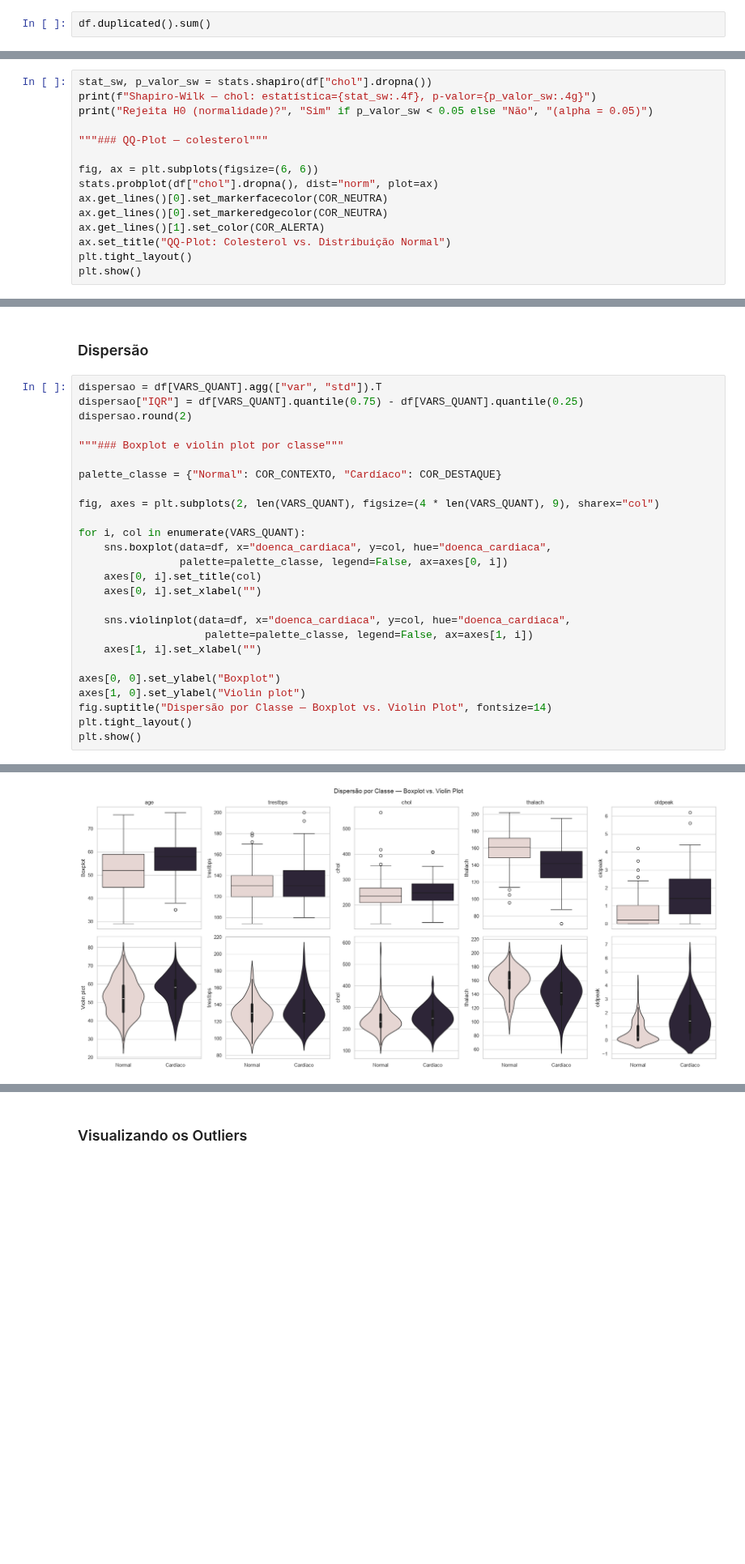
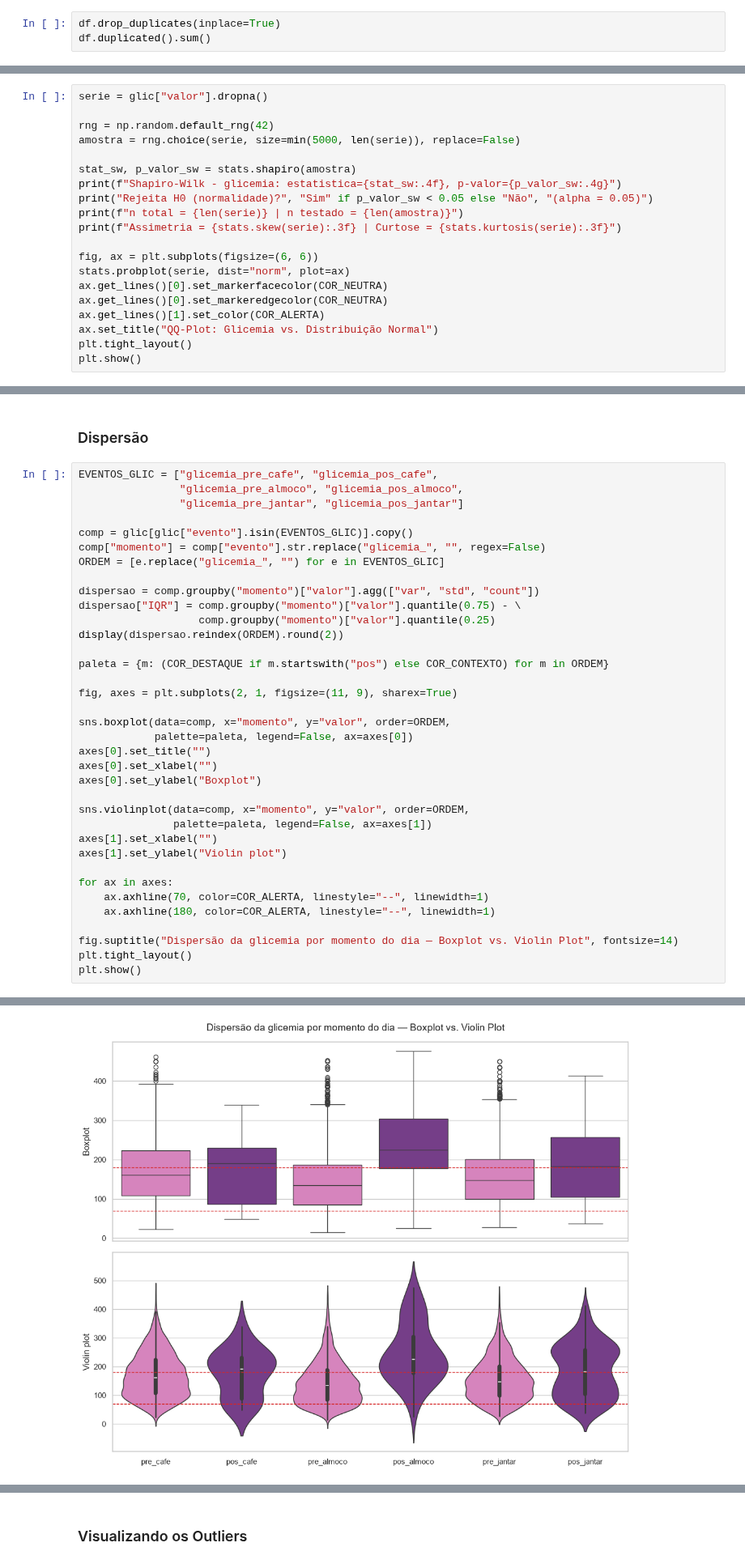
Before and after one commit to Mateus-Ribeir0/projeto-avd, a Jupyter notebook: notebooks/eda-com-downloads.ipynb, the cells around one changed output, grey strips where cells are left out. Shown at 81% size. Cells and saved outputs as stored; diff of their text form; blank space fills up the shorter version.

```diff
--- a/notebooks/eda-com-downloads.ipynb
+++ b/notebooks/eda-com-downloads.ipynb
@@ -101,6 +166,7 @@ df.describe()
 # %% [markdown]
 ### Duplicadas
 # %%
+df.drop_duplicates(inplace=True)
 df.duplicated().sum()
 # %% [output]
 np.int64(0)
@@ -281,16 +517,21 @@ O **Shapiro-Wilk** como o teste de aderência mais usado pra normalidade, junto
 # %%
-stat_sw, p_valor_sw = stats.shapiro(df["chol"].dropna())
-print(f"Shapiro-Wilk — chol: estatística={stat_sw:.4f}, p-valor={p_valor_sw:.4g}")
+serie = glic["valor"].dropna()
+
+rng = np.random.default_rng(42)
+amostra = rng.choice(serie, size=min(5000, len(serie)), replace=False)
+
+stat_sw, p_valor_sw = stats.shapiro(amostra)
+print(f"Shapiro-Wilk - glicemia: estatistica={stat_sw:.4f}, p-valor={p_valor_sw:.4g}")
 print("Rejeita H0 (normalidade)?", "Sim" if p_valor_sw < 0.05 else "Não", "(alpha = 0.05)")
-
-"""### QQ-Plot — colesterol"""
+print(f"n total = {len(serie)} | n testado = {len(amostra)}")
+print(f"Assimetria = {stats.skew(serie):.3f} | Curtose = {stats.kurtosis(serie):.3f}")
 
 fig, ax = plt.subplots(figsize=(6, 6))
-stats.probplot(df["chol"].dropna(), dist="norm", plot=ax)
+stats.probplot(serie, dist="norm", plot=ax)
 ax.get_lines()[0].set_markerfacecolor(COR_NEUTRA)
 ax.get_lines()[0].set_markeredgecolor(COR_NEUTRA)
 ax.get_lines()[1].set_color(COR_ALERTA)
-ax.set_title("QQ-Plot: Colesterol vs. Distribuição Normal")
+ax.set_title("QQ-Plot: Glicemia vs. Distribuição Normal")
 plt.tight_layout()
 plt.show()
 # %% [output]
@@ -358,29 +645,39 @@ plt.show()
 # %% [markdown]
 ### Dispersão
 # %%
-dispersao = df[VARS_QUANT].agg(["var", "std"]).T
-dispersao["IQR"] = df[VARS_QUANT].quantile(0.75) - df[VARS_QUANT].quantile(0.25)
-dispersao.round(2)
+EVENTOS_GLIC = ["glicemia_pre_cafe", "glicemia_pos_cafe",
+                "glicemia_pre_almoco", "glicemia_pos_almoco",
+                "glicemia_pre_jantar", "glicemia_pos_jantar"]
 
-"""### Boxplot e violin plot por classe"""
+comp = glic[glic["evento"].isin(EVENTOS_GLIC)].copy()
+comp["momento"] = comp["evento"].str.replace("glicemia_", "", regex=False)
+ORDEM = [e.replace("glicemia_", "") for e in EVENTOS_GLIC]
 
-palette_classe = {"Normal": COR_CONTEXTO, "Cardíaco": COR_DESTAQUE}
+dispersao = comp.groupby("momento")["valor"].agg(["var", "std", "count"])
+dispersao["IQR"] = comp.groupby("momento")["valor"].quantile(0.75) - \
+                   comp.groupby("momento")["valor"].quantile(0.25)
+display(dispersao.reindex(ORDEM).round(2))
 
-fig, axes = plt.subplots(2, len(VARS_QUANT), figsize=(4 * len(VARS_QUANT), 9), sharex="col")
+paleta = {m: (COR_DESTAQUE if m.startswith("pos") else COR_CONTEXTO) for m in ORDEM}
 
-for i, col in enumerate(VARS_QUANT):
-    sns.boxplot(data=df, x="doenca_cardiaca", y=col, hue="doenca_cardiaca",
-                palette=palette_classe, legend=False, ax=axes[0, i])
-    axes[0, i].set_title(col)
-    axes[0, i].set_xlabel("")
+fig, axes = plt.subplots(2, 1, figsize=(11, 9), sharex=True)
 
-    sns.violinplot(data=df, x="doenca_cardiaca", y=col, hue="doenca_cardiaca",
-                    palette=palette_classe, legend=False, ax=axes[1, i])
-    axes[1, i].set_xlabel("")
+sns.boxplot(data=comp, x="momento", y="valor", order=ORDEM,
+            palette=paleta, legend=False, ax=axes[0])
+axes[0].set_title("")
+axes[0].set_xlabel("")
+axes[0].set_ylabel("Boxplot")
 
-axes[0, 0].set_ylabel("Boxplot")
-axes[1, 0].set_ylabel("Violin plot")
-fig.suptitle("Dispersão por Classe — Boxplot vs. Violin Plot", fontsize=14)
+sns.violinplot(data=comp, x="momento", y="valor", order=ORDEM,
+               palette=paleta, legend=False, ax=axes[1])
+axes[1].set_xlabel("")
+axes[1].set_ylabel("Violin plot")
+
+for ax in axes:
+    ax.axhline(70, color=COR_ALERTA, linestyle="--", linewidth=1)
+    ax.axhline(180, color=COR_ALERTA, linestyle="--", linewidth=1)
+
+fig.suptitle("Dispersão da glicemia por momento do dia — Boxplot vs. Violin Plot", fontsize=14)
 plt.tight_layout()
 plt.show()
 # %% [output]
@@ -387 +699 @@ plt.show()
-[figure, old version]
+[figure, new version]
```
Also changed, not shown: parts of 139 cells of this notebook, 6 other files.
